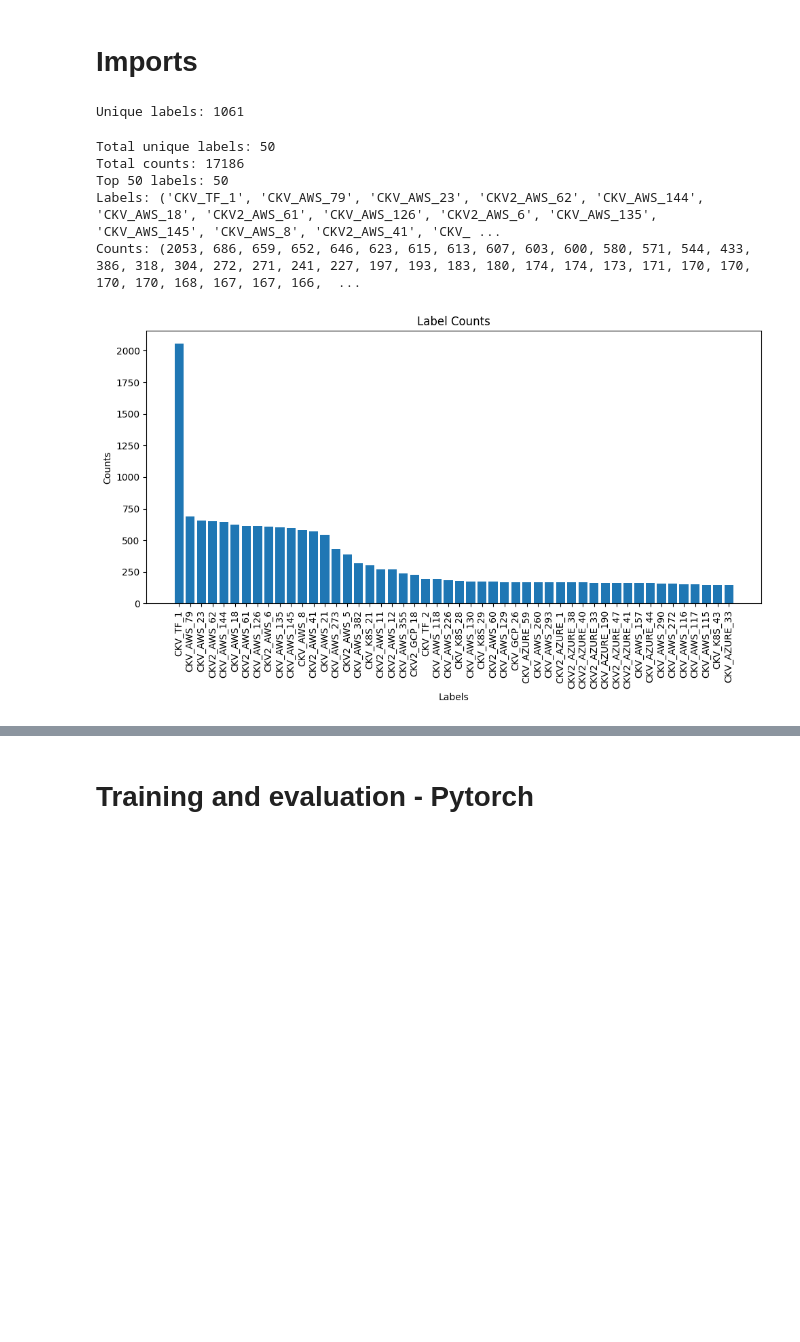
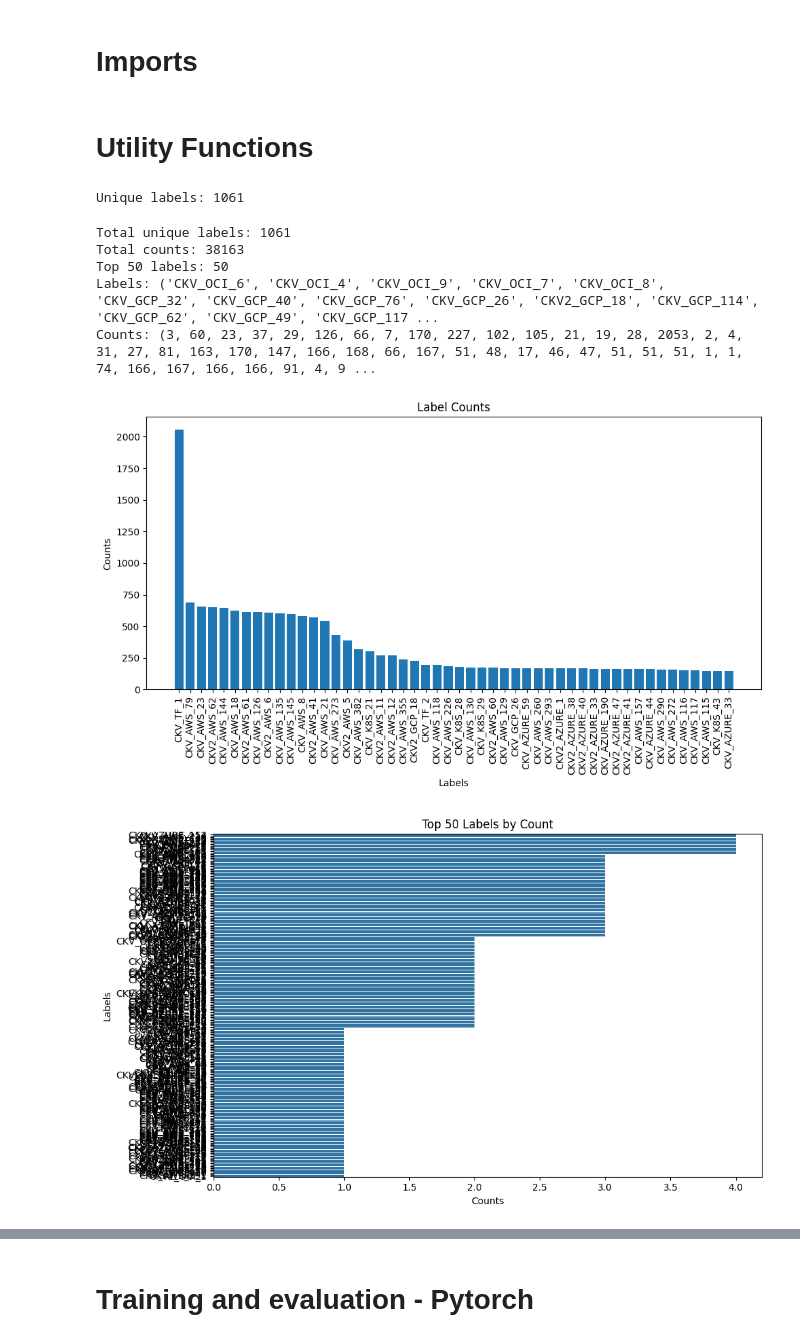
Before and after one commit to Adirser/misconfig_detection, a Jupyter notebook: data_analysis.ipynb, the cells around one changed output, grey strips where cells are left out. Cells and saved outputs as stored; diff of their text form; code cells hidden in the pictures; blank space fills up the shorter version.

```diff
--- a/data_analysis.ipynb
+++ b/data_analysis.ipynb
@@ -114 +156,3 @@ from transformers import AutoTokenizer
+# %% [markdown]
+# Utility Functions
 # %%
@@ -130,7 +487,6 @@ print(f"Unique labels: {len(unique_labels)}")
 # %% [output]
 Unique labels: 1061
 # %%
-from collections import Counter
 label_counts = Counter()
 for item in tqdm(data.items(), desc="Counting labels"):
     labels = item[1]['checkov_ids']
@@ -138,7 +494,7 @@ for item in tqdm(data.items(), desc="Counting labels"):
 label_counts = dict(label_counts)
 labels, counts = zip(*label_counts.items())
 top_50_labels = sorted(label_counts.items(), key=lambda x: x[1], reverse=True)[:50]
-labels, counts = zip(*top_50_labels)
+labels_top, counts_top = zip(*top_50_labels)
 print(f"Total unique labels: {len(labels)}")
 print(f"Total counts: {sum(counts)}")
 print(f"Top 50 labels: {len(top_50_labels)}")
@@ -146,7 +502,7 @@ print("Labels:", labels)
 print("Counts:", counts)
 
 plt.figure(figsize=(10, 6))
-plt.bar(labels, counts)
+plt.bar(labels_top, counts_top)
 plt.xlabel('Labels')
 plt.ylabel('Counts')
 plt.title('Label Counts')
@@ -154,9 +510,24 @@ plt.xticks(rotation=90)
 plt.tight_layout()
 plt.show()
 # %% [output]
-Total unique labels: 50
-Total counts: 17186
+Total unique labels: 1061
+Total counts: 38163
 Top 50 labels: 50
-Labels: ('CKV_TF_1', 'CKV_AWS_79', 'CKV_AWS_23', 'CKV2_AWS_62', 'CKV_AWS_144', 'CKV_AWS_18', 'CKV2_AWS_61', 'CKV_AWS_126', 'CKV2_AWS_6', 'CKV_AWS_135', 'CKV_AWS_145', 'CKV_AWS_8', 'CKV2_AWS_41', 'CKV_ ...
-Counts: (2053, 686, 659, 652, 646, 623, 615, 613, 607, 603, 600, 580, 571, 544, 433, 386, 318, 304, 272, 271, 241, 227, 197, 193, 183, 180, 174, 174, 173, 171, 170, 170, 170, 170, 168, 167, 167, 166,  ...
+Labels: ('CKV_OCI_6', 'CKV_OCI_4', 'CKV_OCI_9', 'CKV_OCI_7', 'CKV_OCI_8', 'CKV_GCP_32', 'CKV_GCP_40', 'CKV_GCP_76', 'CKV_GCP_26', 'CKV2_GCP_18', 'CKV_GCP_114', 'CKV_GCP_62', 'CKV_GCP_49', 'CKV_GCP_117 ...
+Counts: (3, 60, 23, 37, 29, 126, 66, 7, 170, 227, 102, 105, 21, 19, 28, 2053, 2, 4, 31, 27, 81, 163, 170, 147, 166, 168, 66, 167, 51, 48, 17, 46, 47, 51, 51, 51, 1, 1, 74, 166, 167, 166, 166, 91, 4, 9 ...
 [figure]
+# %%
+label_counts_df = pd.DataFrame({
+    'label': labels,
+    'count': counts
+})
+label_counts_df = label_counts_df.sort_values(by='count', ascending=False)
+plt.figure(figsize=(10, 6))
+sns.barplot(x='count', y='label', data=label_counts_df.tail(300))
+plt.xlabel('Counts')
+plt.ylabel('Labels')
+plt.title('Top 50 Labels by Count')
+plt.tight_layout()
+plt.show()
+# %% [output]
+[figure, added]
```
Also changed, not shown: parts of 74 cells of this notebook, 57 other files.
